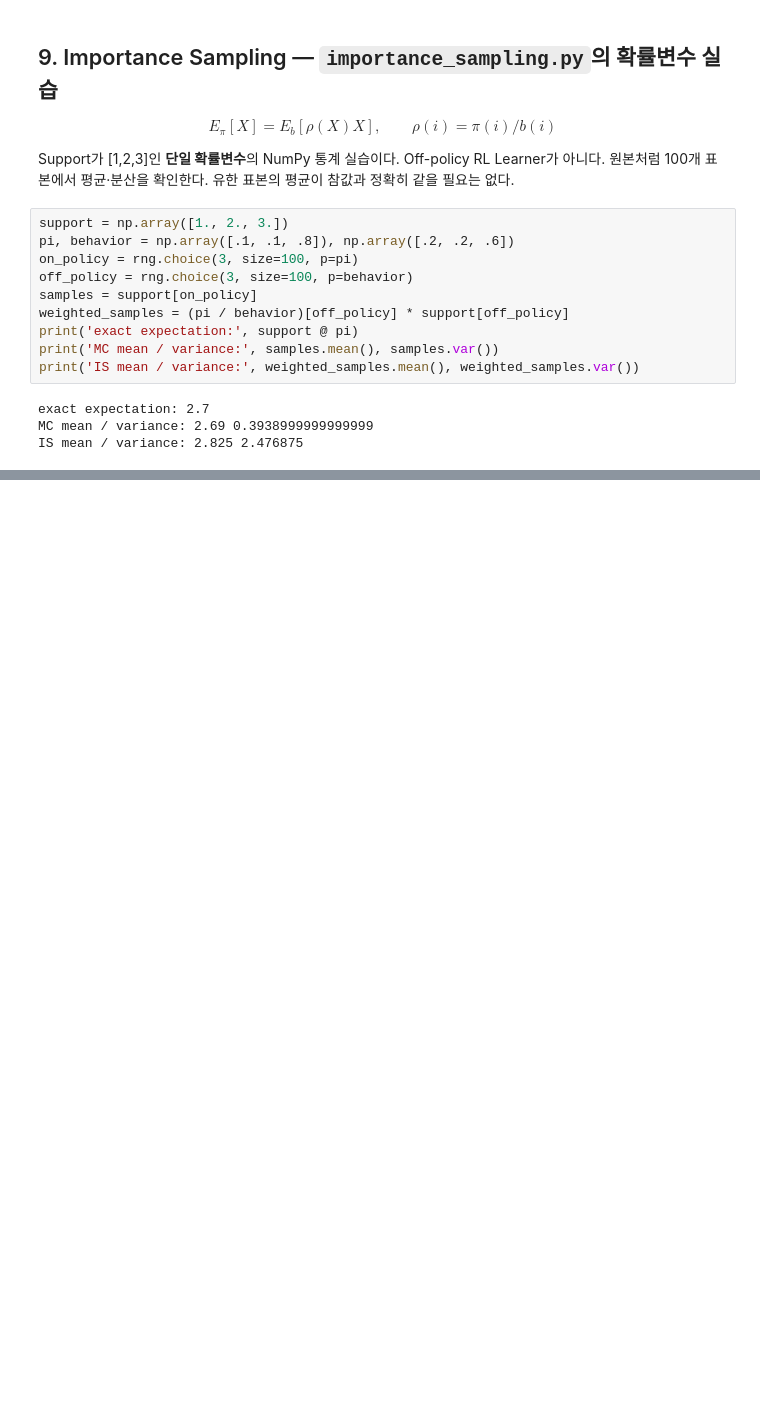
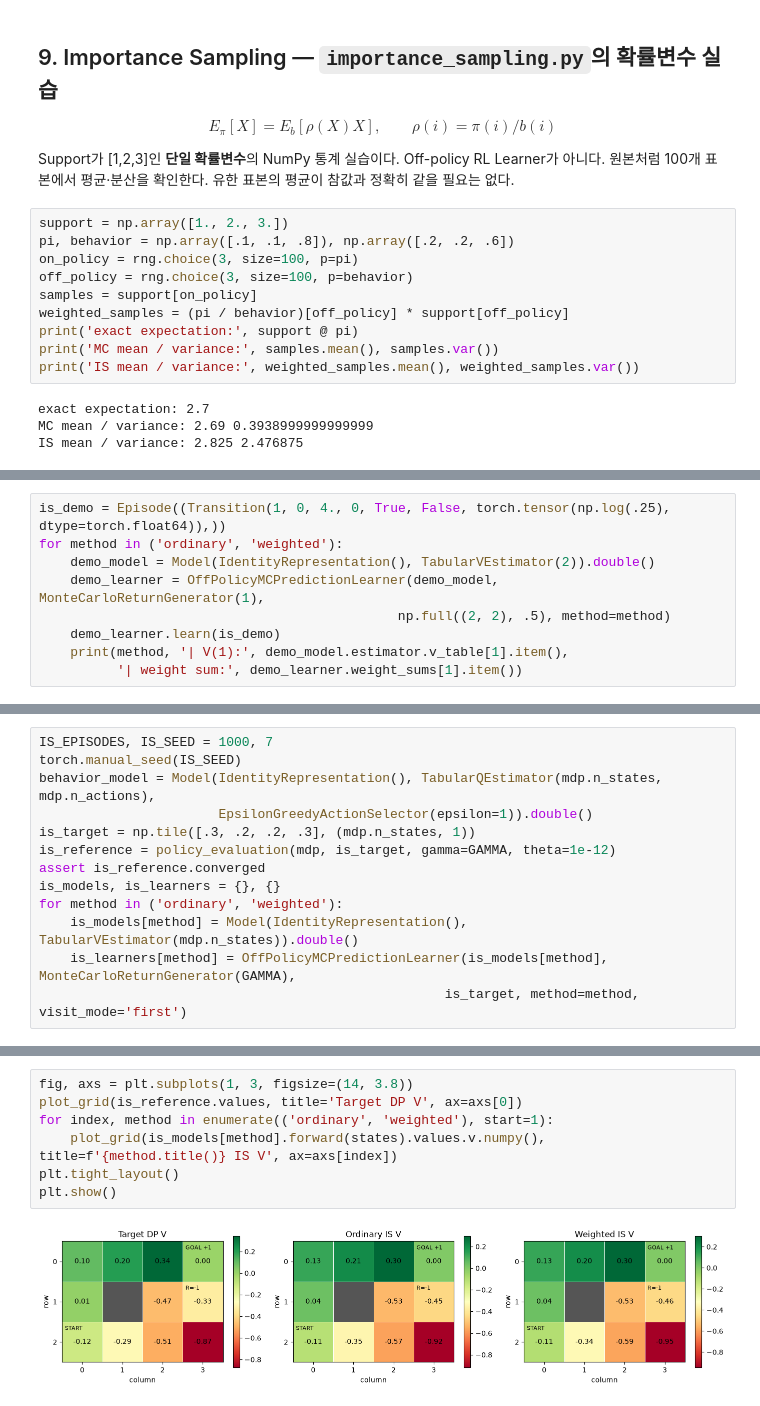
Before and after one commit to HeoJinuk/ModularRL, a Jupyter notebook: notebooks/dlfs4/05_mc_modularrl.ipynb, the cells around one changed output, grey strips where cells are left out. Saved outputs shown, nothing was run; the diff lists cells and outputs as text; blank space fills up the shorter version.

Commit message:
feat(mc): add off-policy Monte Carlo prediction

```diff
--- a/notebooks/dlfs4/05_mc_modularrl.ipynb
+++ b/notebooks/dlfs4/05_mc_modularrl.ipynb
@@ -308,0 +324,9 @@ IS mean / variance: 2.825 2.476875
+# %%
+is_demo = Episode((Transition(1, 0, 4., 0, True, False, torch.tensor(np.log(.25), dtype=torch.float64)),))
+for method in ('ordinary', 'weighted'):
+    demo_model = Model(IdentityRepresentation(), TabularVEstimator(2)).double()
+    demo_learner = OffPolicyMCPredictionLearner(demo_model, MonteCarloReturnGenerator(1),
+                                              np.full((2, 2), .5), method=method)
+    demo_learner.learn(is_demo)
+    print(method, '| V(1):', demo_model.estimator.v_table[1].item(),
+          '| weight sum:', demo_learner.weight_sums[1].item())
@@ -308,0 +347,13 @@ IS mean / variance: 2.825 2.476875
+# %%
+IS_EPISODES, IS_SEED = 1000, 7
+torch.manual_seed(IS_SEED)
+behavior_model = Model(IdentityRepresentation(), TabularQEstimator(mdp.n_states, mdp.n_actions),
+                       EpsilonGreedyActionSelector(epsilon=1)).double()
+is_target = np.tile([.3, .2, .2, .3], (mdp.n_states, 1))
+is_reference = policy_evaluation(mdp, is_target, gamma=GAMMA, theta=1e-12)
+assert is_reference.converged
+is_models, is_learners = {}, {}
+for method in ('ordinary', 'weighted'):
+    is_models[method] = Model(IdentityRepresentation(), TabularVEstimator(mdp.n_states)).double()
+    is_learners[method] = OffPolicyMCPredictionLearner(is_models[method], MonteCarloReturnGenerator(GAMMA),
+                                                    is_target, method=method, visit_mode='first')
@@ -308,0 +382,9 @@ IS mean / variance: 2.825 2.476875
+# %%
+fig, axs = plt.subplots(1, 3, figsize=(14, 3.8))
+plot_grid(is_reference.values, title='Target DP V', ax=axs[0])
+for index, method in enumerate(('ordinary', 'weighted'), start=1):
+    plot_grid(is_models[method].forward(states).values.v.numpy(), title=f'{method.title()} IS V', ax=axs[index])
+plt.tight_layout()
+plt.show()
+# %% [output]
+[figure, added]
```
Also changed, not shown: parts of 11 cells of this notebook, 11 other files.
